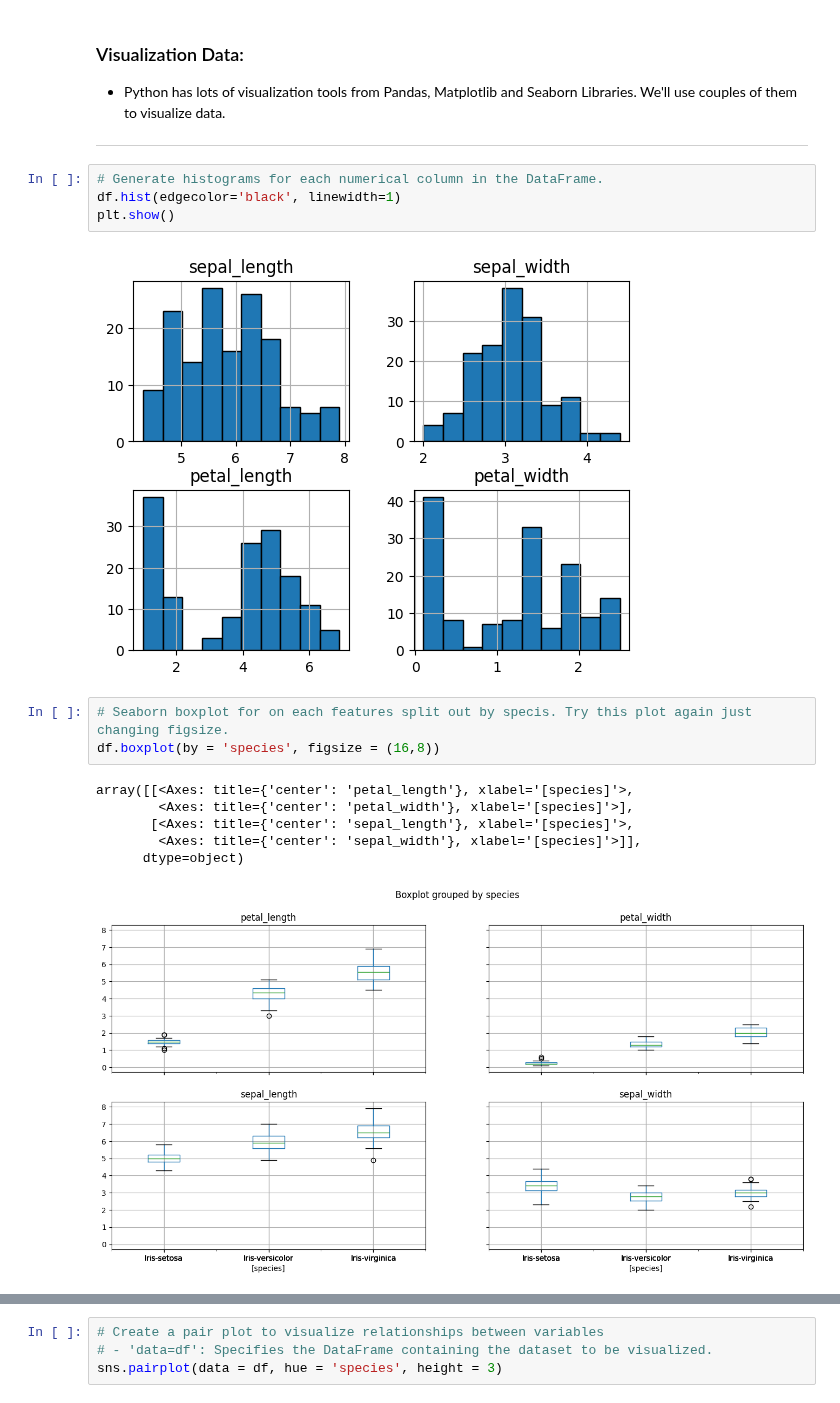
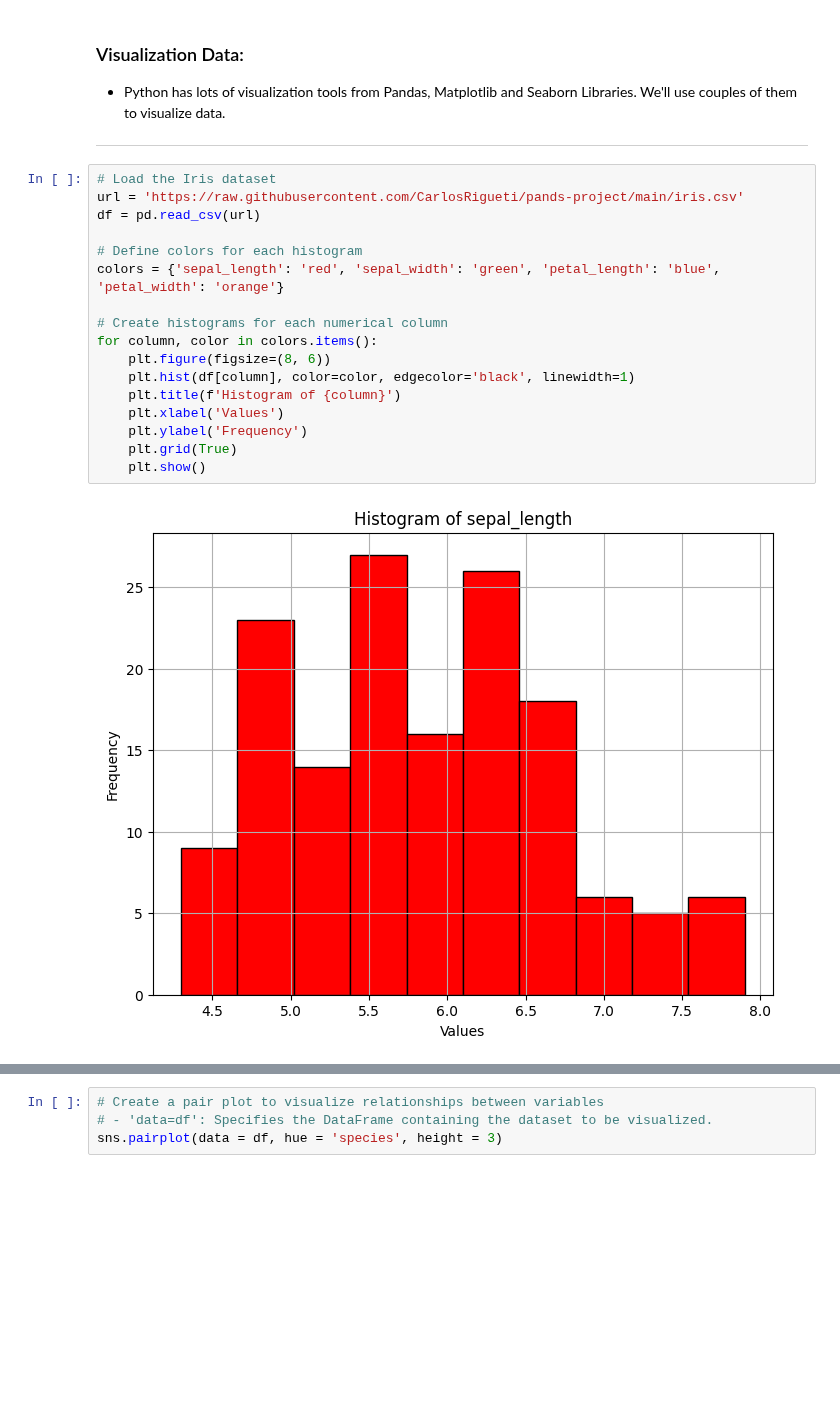
Before and after one commit to CarlosRigueti/pands-project, a Jupyter notebook: analysis.ipynb, the cells around one changed output, grey strips where cells are left out. Saved outputs shown, nothing was run; the diff lists cells and outputs as text; blank space fills up the shorter version.

```diff
--- a/analysis.ipynb
+++ b/analysis.ipynb
@@ -360,19 +320,22 @@ ax.set_ylim(0, 4)
 
 * Python has lots of visualization tools from Pandas, Matplotlib and Seaborn Libraries. We'll use couples of them to visualize data.
 ***
-# %%
-# Generate histograms for each numerical column in the DataFrame.
-df.hist(edgecolor='black', linewidth=1)
-plt.show()
-# %% [output]
-[figure, removed]
-# %%
-# Seaborn boxplot for on each features split out by specis. Try this plot again just changing figsize.
-df.boxplot(by = 'species', figsize = (16,8))
-# %% [output]
-array([[<Axes: title={'center': 'petal_length'}, xlabel='[species]'>,
-        <Axes: title={'center': 'petal_width'}, xlabel='[species]'>],
-       [<Axes: title={'center': 'sepal_length'}, xlabel='[species]'>,
-        <Axes: title={'center': 'sepal_width'}, xlabel='[species]'>]],
-      dtype=object)
-[figure, removed]
+# %%
+# Load the Iris dataset
+url = 'https://raw.githubusercontent.com/CarlosRigueti/pands-project/main/iris.csv'
+df = pd.read_csv(url)
+
+# Define colors for each histogram
+colors = {'sepal_length': 'red', 'sepal_width': 'green', 'petal_length': 'blue', 'petal_width': 'orange'}
+
+# Create histograms for each numerical column
+for column, color in colors.items():
+    plt.figure(figsize=(8, 6))
+    plt.hist(df[column], color=color, edgecolor='black', linewidth=1)
+    plt.title(f'Histogram of {column}')
+    plt.xlabel('Values')
+    plt.ylabel('Frequency')
+    plt.grid(True)
+    plt.show()
+# %% [output]
+[figure, added]
```
Also changed, not shown: parts of 4 cells of this notebook, 7 other files.
